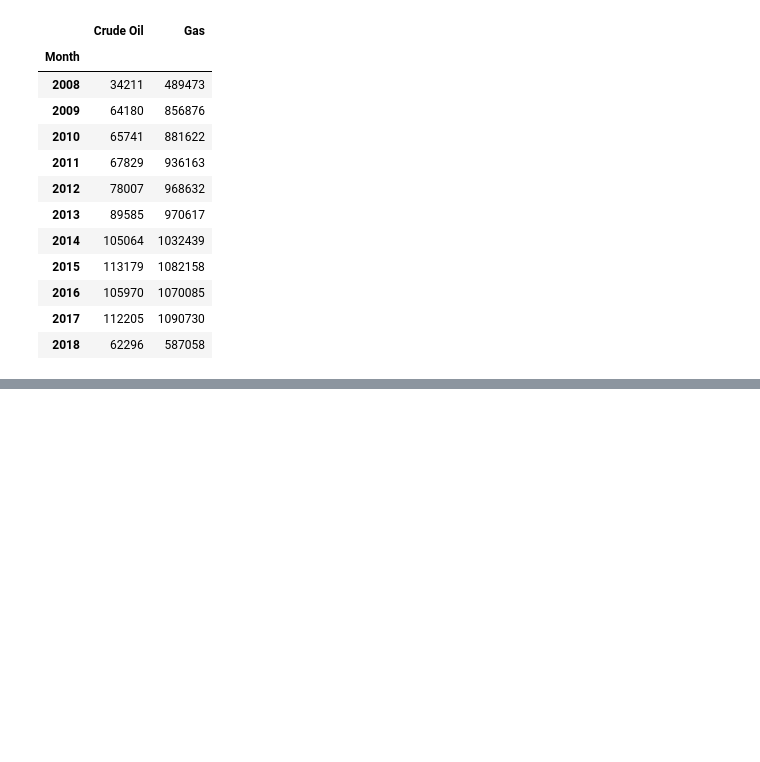
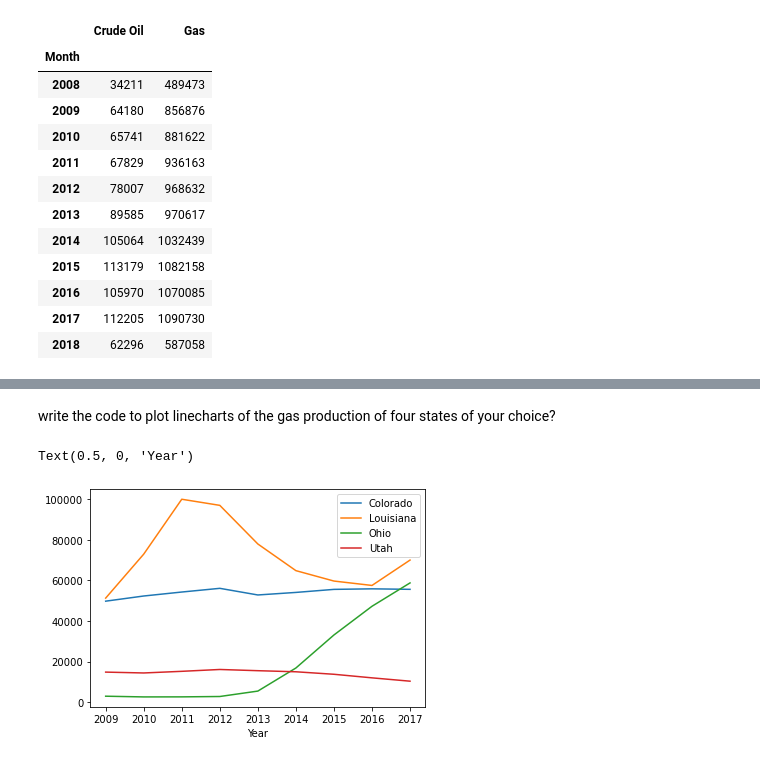
Before and after one commit to vivimtz888/LW-Data-Science, a Jupyter notebook: us-oil-and-gas-production/Exercise.ipynb, the cells around one changed output, grey strips where cells are left out. Saved outputs shown, nothing was run; the diff lists cells and outputs as text; code cells hidden in the pictures; blank space fills up the shorter version.

```diff
--- a/us-oil-and-gas-production/Exercise.ipynb
+++ b/us-oil-and-gas-production/Exercise.ipynb
@@ -209,0 +224,8 @@ plt.legend(loc='center left', bbox_to_anchor=(1, 0.5))
+# %% [markdown]
+write the code to plot linecharts of the gas production of four states of your choice?
+# %%
+plot = full_yearly_gas_df.filter(items=['Colorado', 'Louisiana', 'Ohio', 'Utah']).plot()
+plot.set_xlabel("Year")
+# %% [output]
+Text(0.5, 0, 'Year')
+[figure, added]
```
Also changed, not shown: parts of 5 cells of this notebook.
